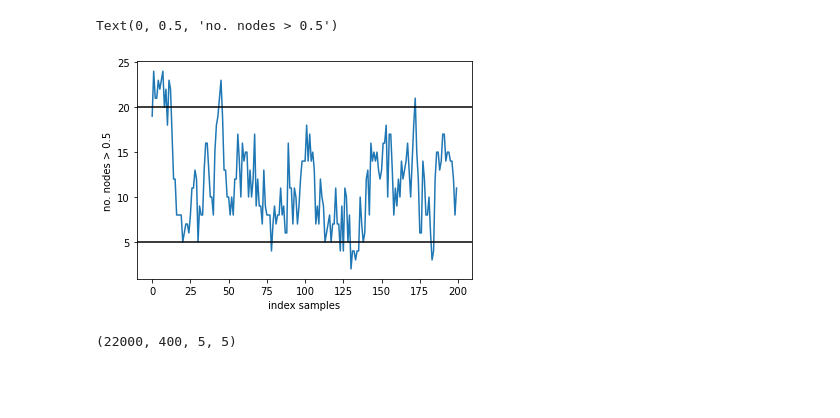
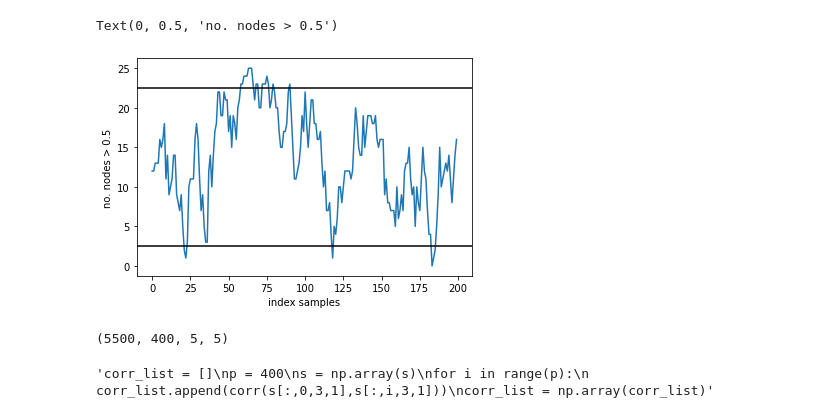
Before and after one commit to yy495/bistable_perception_project, a Jupyter notebook: parallel_test_12.ipynb, the cells around one changed output. Drawn from its saved outputs; the diff is of its cells as text; code cells hidden in the pictures; blank space fills up the shorter version.

```diff
--- a/parallel_test_12.ipynb
+++ b/parallel_test_12.ipynb
@@ -135,22 +135,22 @@ def simulation_new(var,beta,gamma,alpha,tau,b,dim,p,no_sample):
         s.append(s_i)
     return s
 # %%
-var,beta,gamma,alpha,tau,b,dim,p,no_sample = 0.001,10,10,0,1/100,np.zeros((100,5,5)),5,100,11000,
+var,beta,gamma,alpha,tau,b,dim,p,no_sample = 0.0005,15,15,0,1/100,np.zeros((400,5,5)),5,400,5500,
 s = simulation_new(var,beta,gamma,alpha,tau,b,dim,p,no_sample)
 # %%
 s = np.array(s)
 plt.plot(np.array([len(np.where(state>0.5)[0]) for state in s[:,10,:,:]])[2000:2200])
-plt.axhline(y=5,color = 'k')
-plt.axhline(y=20,color = 'k')
+plt.axhline(y=2.5,color = 'k')
+plt.axhline(y=22.5,color = 'k')
 plt.xlabel('index samples')
 plt.ylabel('no. nodes > 0.5')
 # %% [output]
 Text(0, 0.5, 'no. nodes > 0.5')
-[figure, old version]
+[figure, new version]
 # %%
 np.array(s).shape
 # %% [output]
-(22000, 400, 5, 5)
+(5500, 400, 5, 5)
 # %%
 def corr(x,y):
     return (np.mean(x*y)-np.mean(x)*np.mean(y))/(np.var(x)*np.var(y))**0.5
@@ -164,10 +164,12 @@ def autocorr(x,y,n):
         rxy.append(corr(x,y_shift))
     return np.array(rxy)
 # %%
-corr_list = []
+'''corr_list = []
 p = 400
 s = np.array(s)
 for i in range(p):
     corr_list.append(corr(s[:,0,3,1],s[:,i,3,1]))
-corr_list = np.array(corr_list)
+corr_list = np.array(corr_list)'''
+# %% [output]
+'corr_list = []\np = 400\ns = np.array(s)\nfor i in range(p):\n    corr_list.append(corr(s[:,0,3,1],s[:,i,3,1]))\ncorr_list = np.array(corr_list)'
 # %%
```
Also changed, not shown: parts of 8 cells of this notebook, 1 other file.
